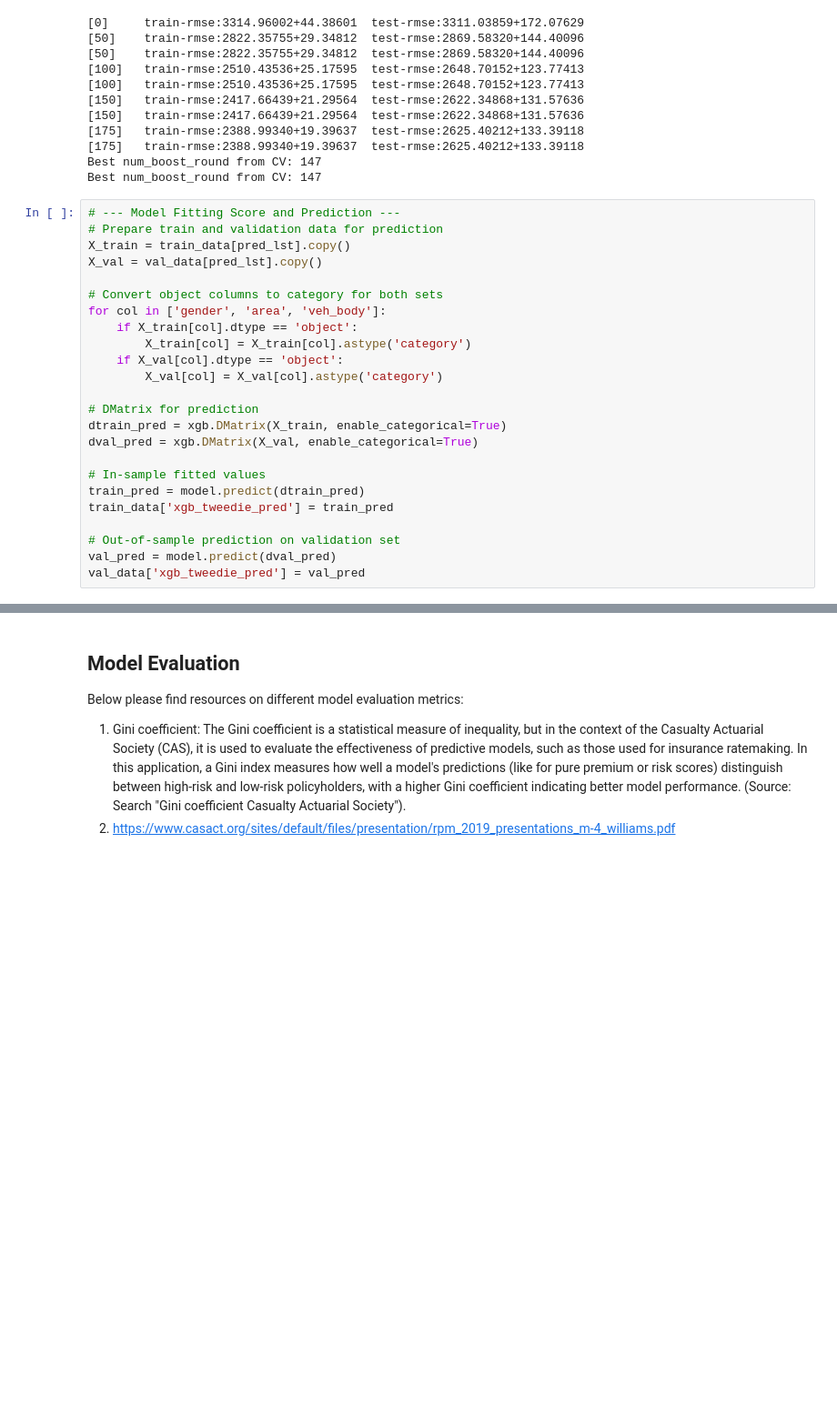
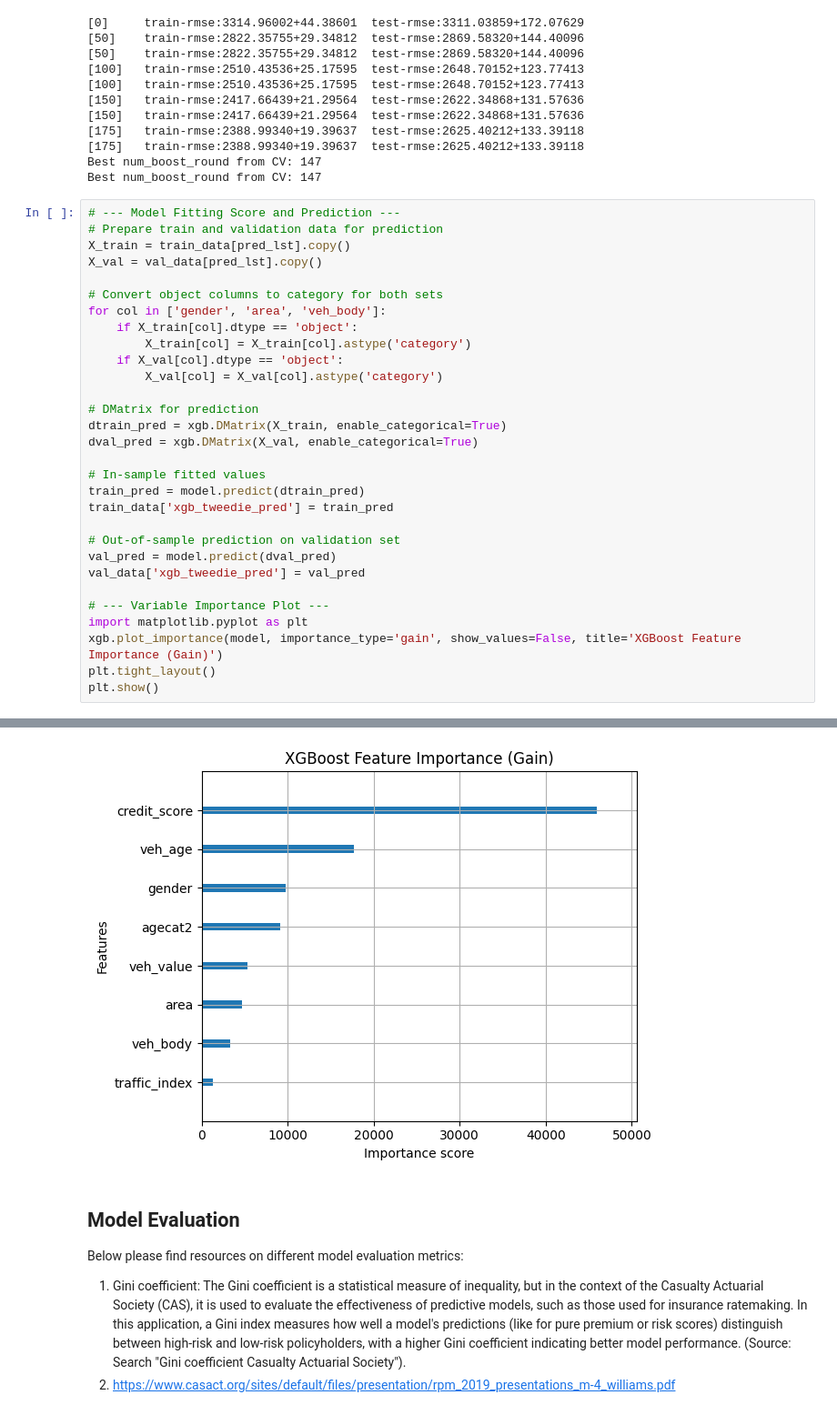
Before and after one commit to mengjin67/data_science_bootcamp_lecture_1, a Jupyter notebook: analysis_pipeline/model_selection.ipynb, the cells around one changed output, grey strips where cells are left out. Shown at 91% size. Saved outputs shown, nothing was run; the diff lists cells and outputs as text; blank space fills up the shorter version.

```diff
--- a/analysis_pipeline/model_selection.ipynb
+++ b/analysis_pipeline/model_selection.ipynb
@@ -125,33 +126,40 @@ X_val = val_data[pred_lst].copy()
 
 # Convert object columns to category for both sets
 for col in ['gender', 'area', 'veh_body']:
     if X_train[col].dtype == 'object':
         X_train[col] = X_train[col].astype('category')
     if X_val[col].dtype == 'object':
         X_val[col] = X_val[col].astype('category')
 
 # DMatrix for prediction
 dtrain_pred = xgb.DMatrix(X_train, enable_categorical=True)
 dval_pred = xgb.DMatrix(X_val, enable_categorical=True)
 
 # In-sample fitted values
 train_pred = model.predict(dtrain_pred)
 train_data['xgb_tweedie_pred'] = train_pred
 
 # Out-of-sample prediction on validation set
 val_pred = model.predict(dval_pred)
 val_data['xgb_tweedie_pred'] = val_pred
+
+# --- Variable Importance Plot ---
+import matplotlib.pyplot as plt
+xgb.plot_importance(model, importance_type='gain', show_values=False, title='XGBoost Feature Importance (Gain)')
+plt.tight_layout()
+plt.show()
 # %% [output]
 A value is trying to be set on a copy of a slice from a DataFrame.
 Try using .loc[row_indexer,col_indexer] = value instead
 
 See the caveats in the documentation: https://pandas.pydata.org/pandas-docs/stable/user_guide/indexing.html#returning-a-view-versus-a-copy
   train_data['xgb_tweedie_pred'] = train_pred
 A value is trying to be set on a copy of a slice from a DataFrame.
 Try using .loc[row_indexer,col_indexer] = value instead
 
 See the caveats in the documentation: https://pandas.pydata.org/pandas-docs/stable/user_guide/indexing.html#returning-a-view-versus-a-copy
   val_data['xgb_tweedie_pred'] = val_pred
+[figure, added]
 # %% [markdown]
 ## Model Evaluation
 Below please find resources on different model evaluation metrics:
```
Also changed, not shown: parts of 14 cells of this notebook, 8 other files.
